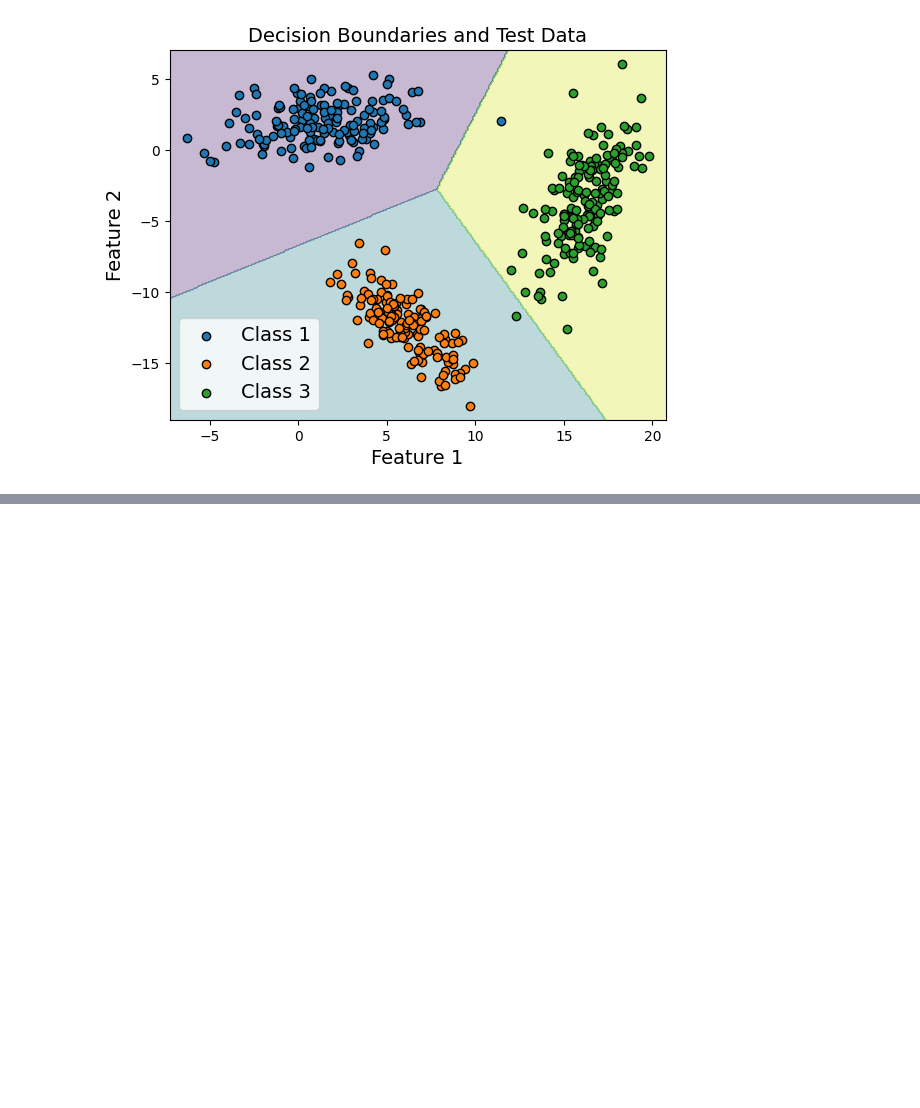
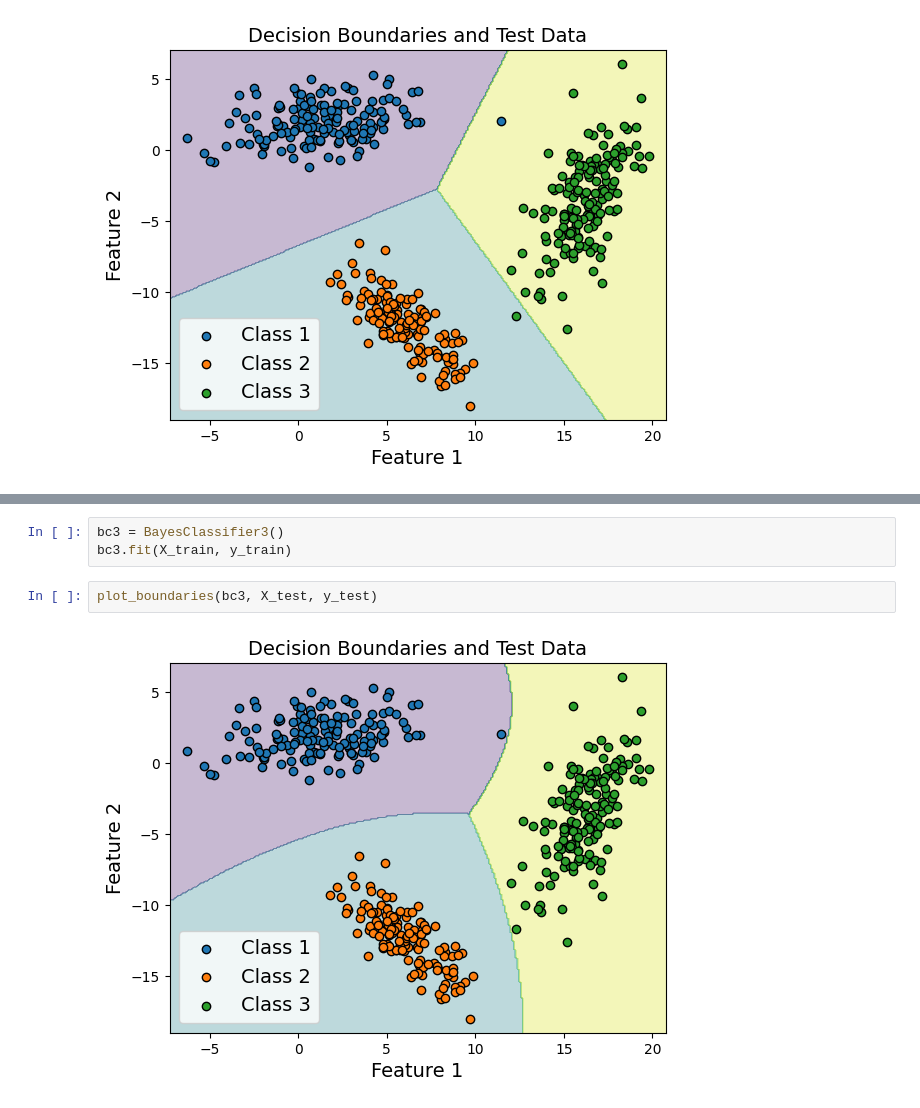
Before and after one commit to SiddharthYadav-v/CS669_Pattern_Recognition, a Jupyter notebook: assignment 1/code.ipynb, the cells around one changed output, grey strips where cells are left out. Saved outputs shown, nothing was run; the diff lists cells and outputs as text; blank space fills up the shorter version.

Commit message:
implemented Bayes Classifier 3 and 4

```diff
--- a/assignment 1/code.ipynb
+++ b/assignment 1/code.ipynb
@@ -301,0 +333,7 @@ class BayesClassifier3:
+# %%
+bc3 = BayesClassifier3()
+bc3.fit(X_train, y_train)
+# %%
+plot_boundaries(bc3, X_test, y_test)
+# %% [output]
+[figure, added]
```
Also changed, not shown: parts of 3 cells of this notebook.
